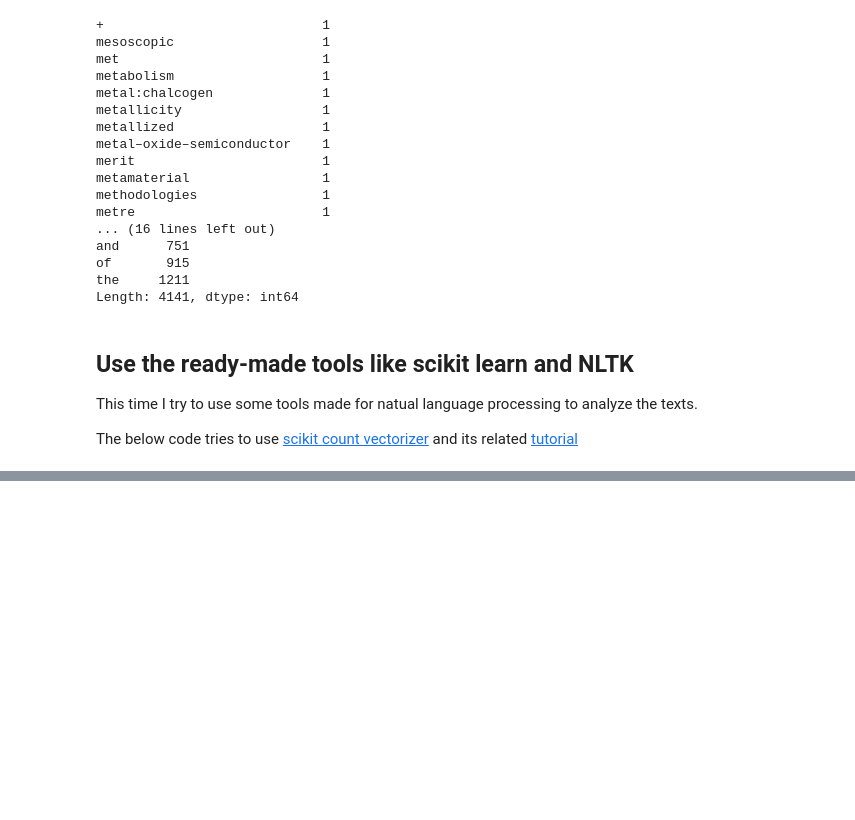
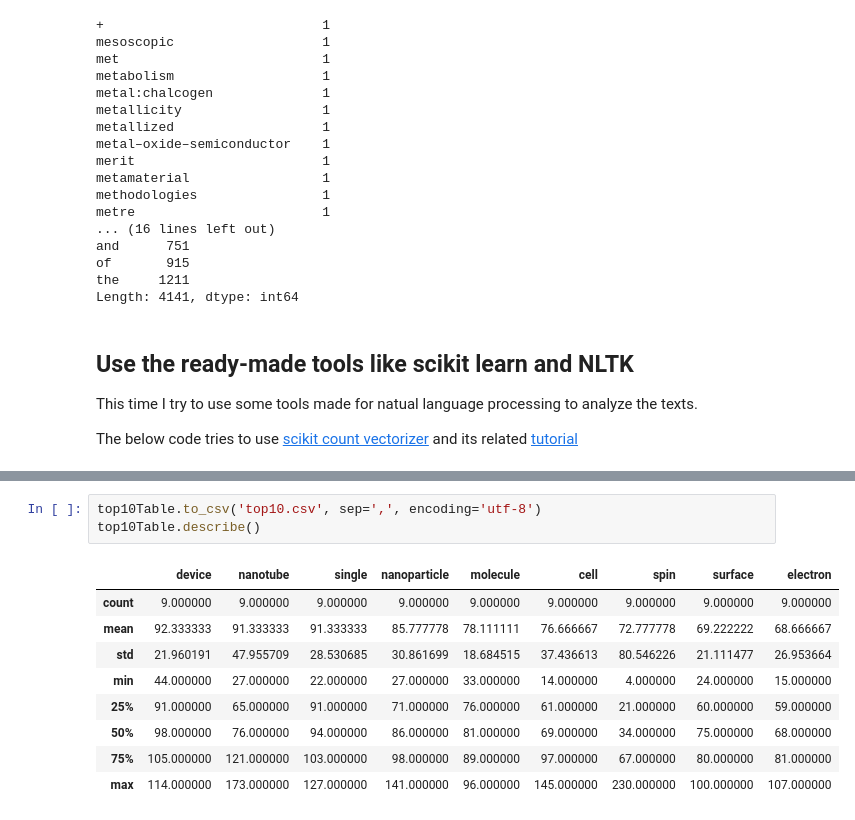
Before and after one commit to deene/learn-ipython, a Jupyter notebook: academic-data-mining.ipynb, the cells around one changed output, grey strips where cells are left out. Drawn from its saved outputs; the diff is of its cells as text; blank space fills up the shorter version.

```diff
--- a/academic-data-mining.ipynb
+++ b/academic-data-mining.ipynb
@@ -327,0 +329,13 @@ Axes(0.125,0.125;0.775x0.775)
+# %%
+top10Table.to_csv('top10.csv', sep=',', encoding='utf-8')
+top10Table.describe()
+# %% [output]
+|  | device | nanotube | single | nanoparticle | molecule | cell | spin | surface | electron |
+| count | 9.000000 | 9.000000 | 9.000000 | 9.000000 | 9.000000 | 9.000000 | 9.000000 | 9.000000 | 9.000000 |
+| mean | 92.333333 | 91.333333 | 91.333333 | 85.777778 | 78.111111 | 76.666667 | 72.777778 | 69.222222 | 68.666667 |
+| std | 21.960191 | 47.955709 | 28.530685 | 30.861699 | 18.684515 | 37.436613 | 80.546226 | 21.111477 | 26.953664 |
+| min | 44.000000 | 27.000000 | 22.000000 | 27.000000 | 33.000000 | 14.000000 | 4.000000 | 24.000000 | 15.000000 |
+| 25% | 91.000000 | 65.000000 | 91.000000 | 71.000000 | 76.000000 | 61.000000 | 21.000000 | 60.000000 | 59.000000 |
+| 50% | 98.000000 | 76.000000 | 94.000000 | 86.000000 | 81.000000 | 69.000000 | 34.000000 | 75.000000 | 68.000000 |
+| 75% | 105.000000 | 121.000000 | 103.000000 | 98.000000 | 89.000000 | 97.000000 | 67.000000 | 80.000000 | 81.000000 |
+| max | 114.000000 | 173.000000 | 127.000000 | 141.000000 | 96.000000 | 145.000000 | 230.000000 | 100.000000 | 107.000000 |
```
Also changed, not shown: parts of 3 cells of this notebook, 1 other file.
